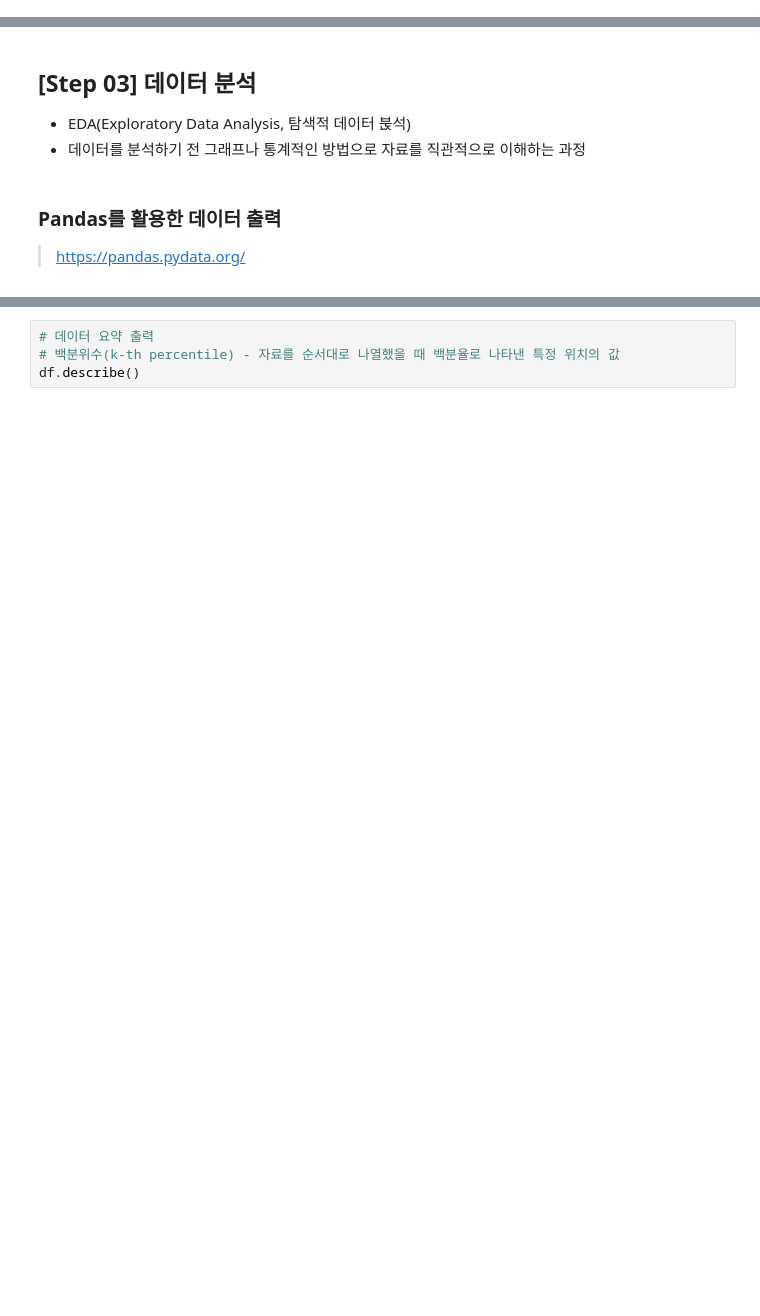
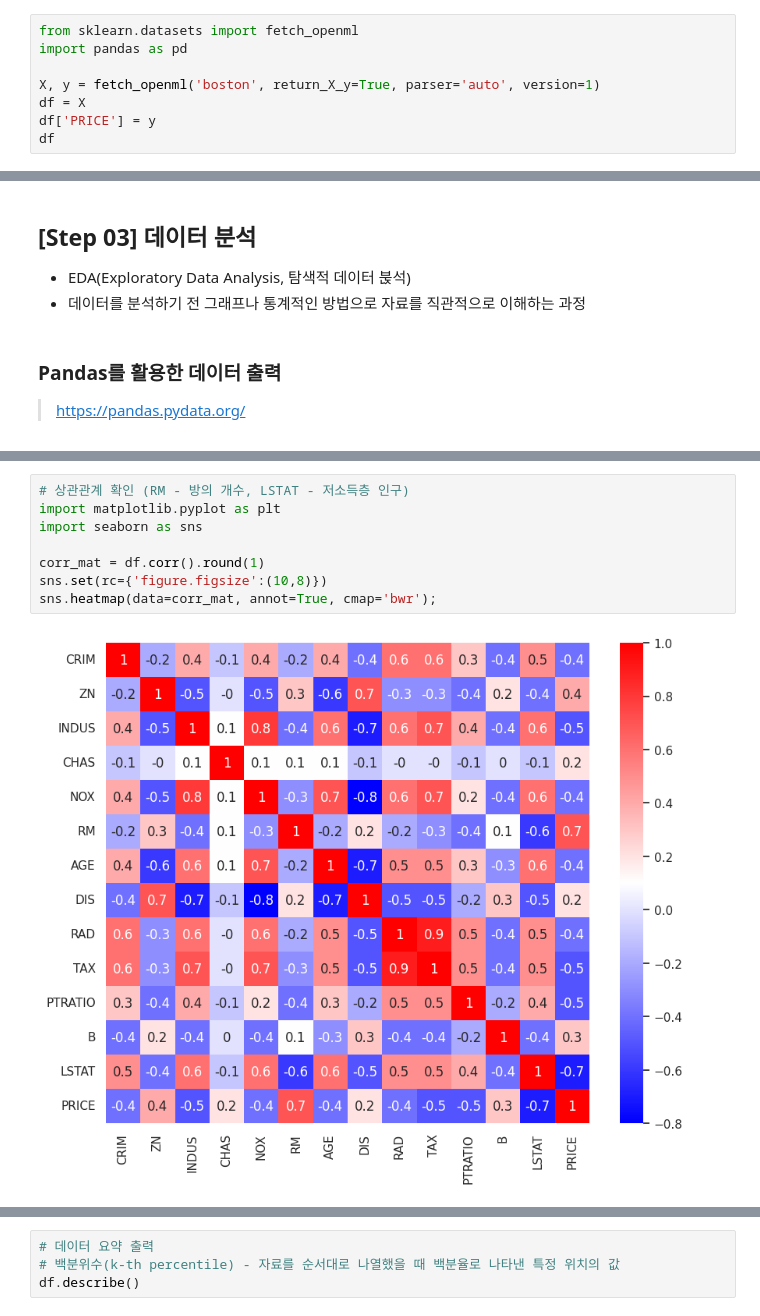
Before and after one commit to hmjeon/LEC-DLCV, a Jupyter notebook: 02 deep learning/03_MLP_Boston House Price.ipynb, the cells around one changed output, grey strips where cells are left out. Cells and saved outputs as stored; diff of their text form; blank space fills up the shorter version.

```diff
--- a/02 deep learning/03_MLP_Boston House Price.ipynb
+++ b/02 deep learning/03_MLP_Boston House Price.ipynb
@@ -96,0 +38,8 @@ print(boston.feature_names)
+# %%
+from sklearn.datasets import fetch_openml
+import pandas as pd
+
+X, y = fetch_openml('boston', return_X_y=True, parser='auto', version=1)
+df = X
+df['PRICE'] = y
+df
@@ -159,0 +118,10 @@ df.head(5)
+# %%
+# 상관관계 확인 (RM - 방의 개수, LSTAT - 저소득층 인구)
+import matplotlib.pyplot as plt
+import seaborn as sns
+
+corr_mat = df.corr().round(1)
+sns.set(rc={'figure.figsize':(10,8)})
+sns.heatmap(data=corr_mat, annot=True, cmap='bwr');
+# %% [output]
+[figure, added]
```
Also changed, not shown: parts of 19 cells of this notebook, 6 other files.
